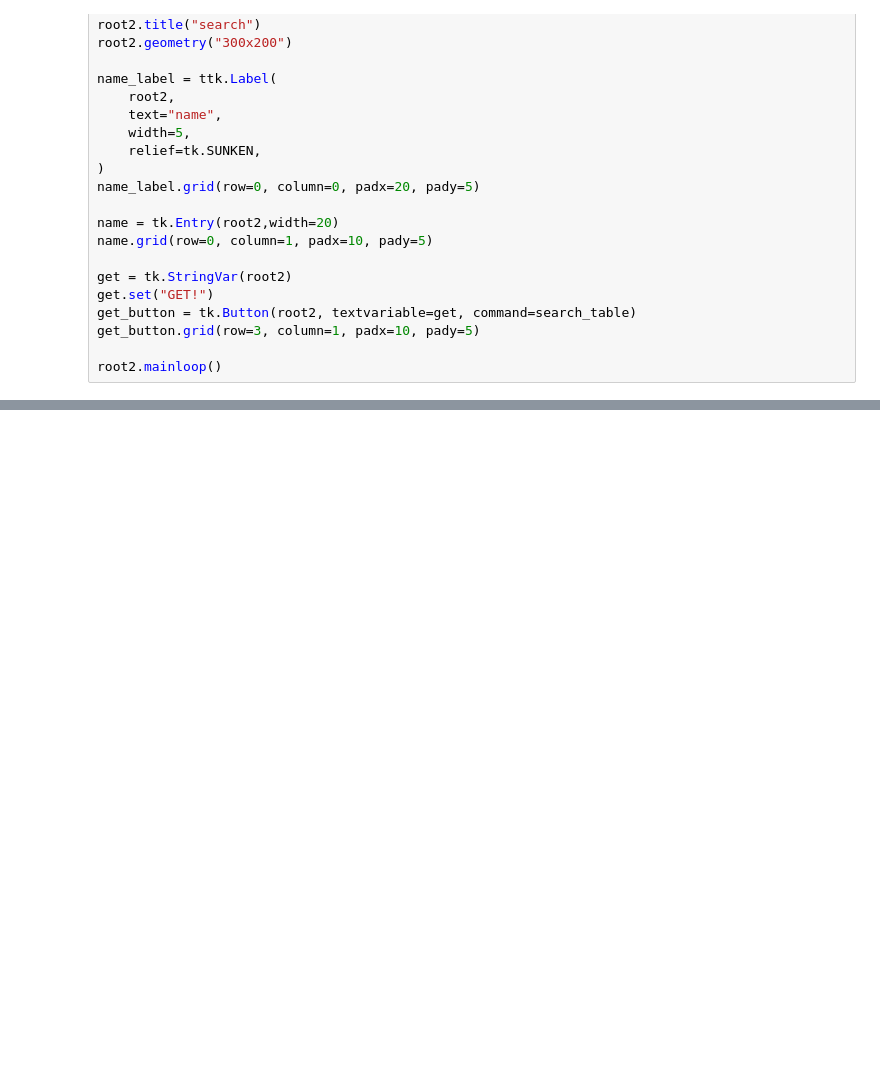
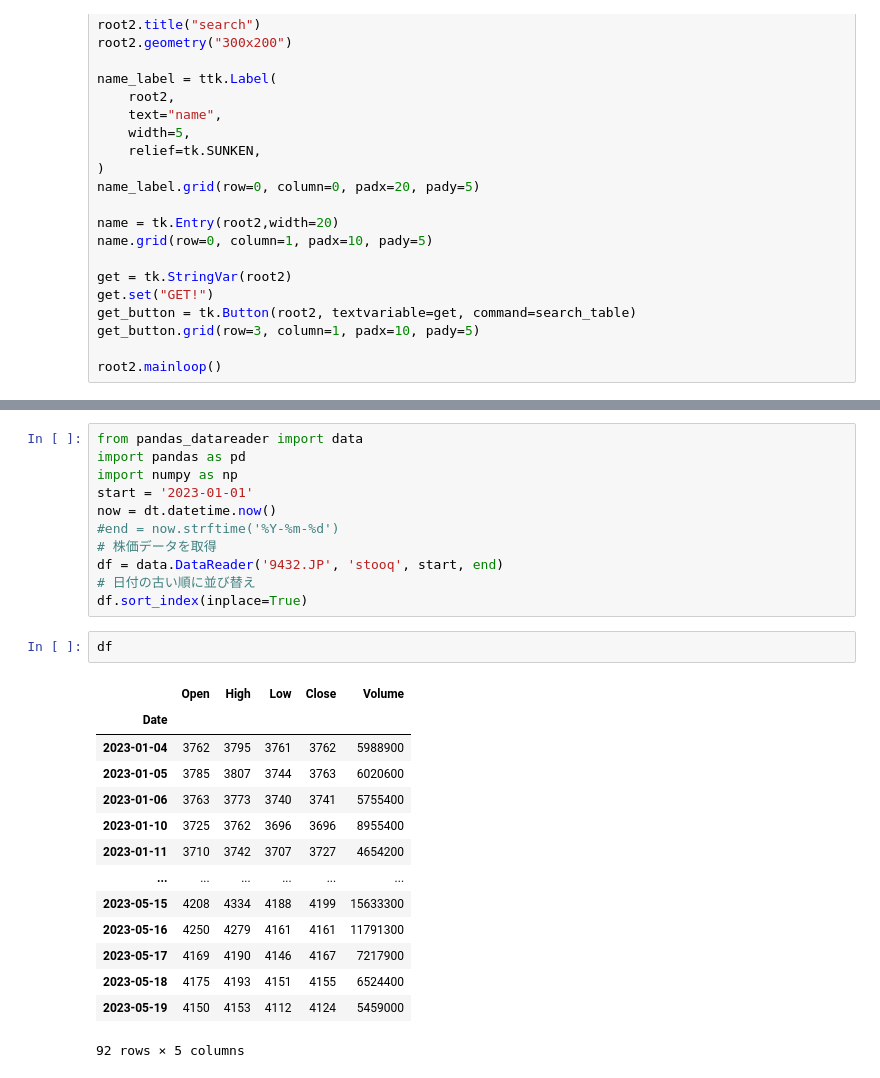
Before and after one commit to 2023-hsymlab/python-scraping-stock-data-Sariha-Hatoda, a Jupyter notebook: sample/mySimmple_Stock2.ipynb, the cells around one changed output, grey strips where cells are left out. Saved outputs shown, nothing was run; the diff lists cells and outputs as text; blank space fills up the shorter version.

```diff
--- a/sample/mySimmple_Stock2.ipynb
+++ b/sample/mySimmple_Stock2.ipynb
@@ -417,0 +501,28 @@ root.mainloop()
+# %%
+from pandas_datareader import data
+import pandas as pd
+import numpy as np
+start = '2023-01-01'
+now = dt.datetime.now()
+#end = now.strftime('%Y-%m-%d')
+# 株価データを取得
+df = data.DataReader('9432.JP', 'stooq', start, end)
+# 日付の古い順に並び替え
+df.sort_index(inplace=True)
+# %%
+df
+# %% [output]
+|  | Open | High | Low | Close | Volume |
+| Date |  |  |  |  |  |
+| 2023-01-04 | 3762 | 3795 | 3761 | 3762 | 5988900 |
+| 2023-01-05 | 3785 | 3807 | 3744 | 3763 | 6020600 |
+| 2023-01-06 | 3763 | 3773 | 3740 | 3741 | 5755400 |
+| 2023-01-10 | 3725 | 3762 | 3696 | 3696 | 8955400 |
+| 2023-01-11 | 3710 | 3742 | 3707 | 3727 | 4654200 |
+| ... | ... | ... | ... | ... | ... |
+| 2023-05-15 | 4208 | 4334 | 4188 | 4199 | 15633300 |
+| 2023-05-16 | 4250 | 4279 | 4161 | 4161 | 11791300 |
+| 2023-05-17 | 4169 | 4190 | 4146 | 4167 | 7217900 |
+| 2023-05-18 | 4175 | 4193 | 4151 | 4155 | 6524400 |
+| 2023-05-19 | 4150 | 4153 | 4112 | 4124 | 5459000 |
+92 rows × 5 columns
```
Also changed, not shown: parts of 13 cells of this notebook, 1 other file.
